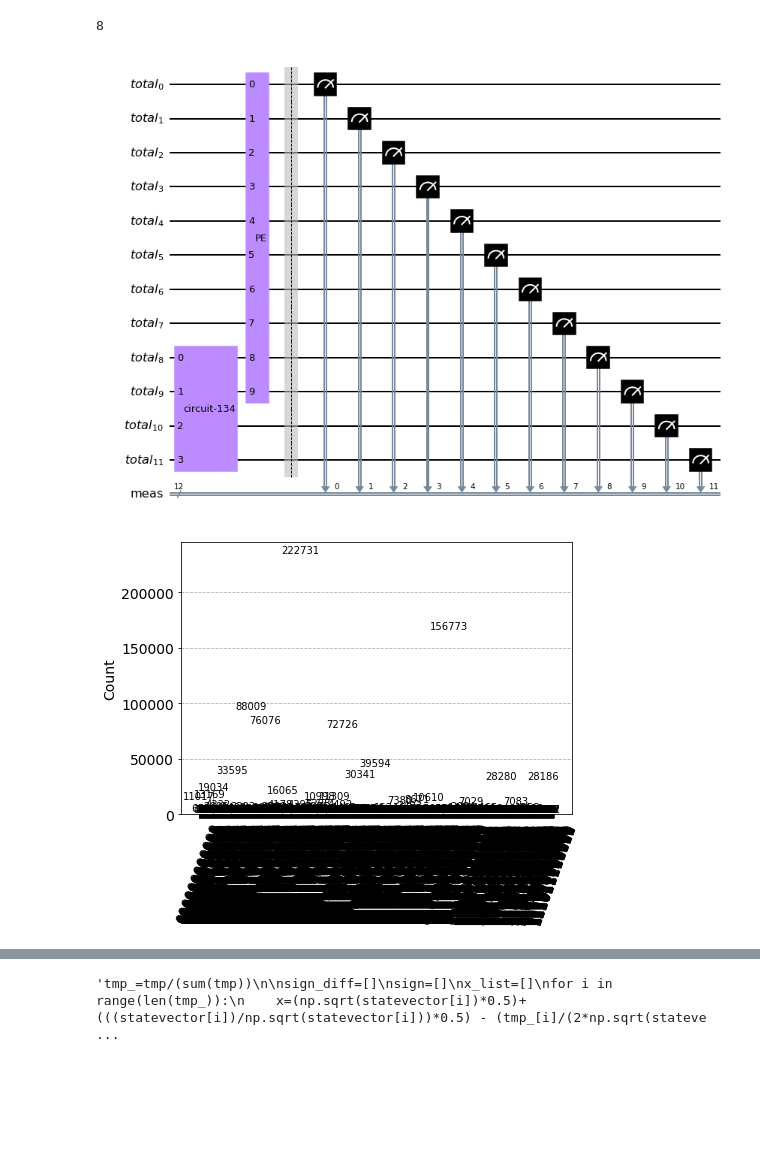
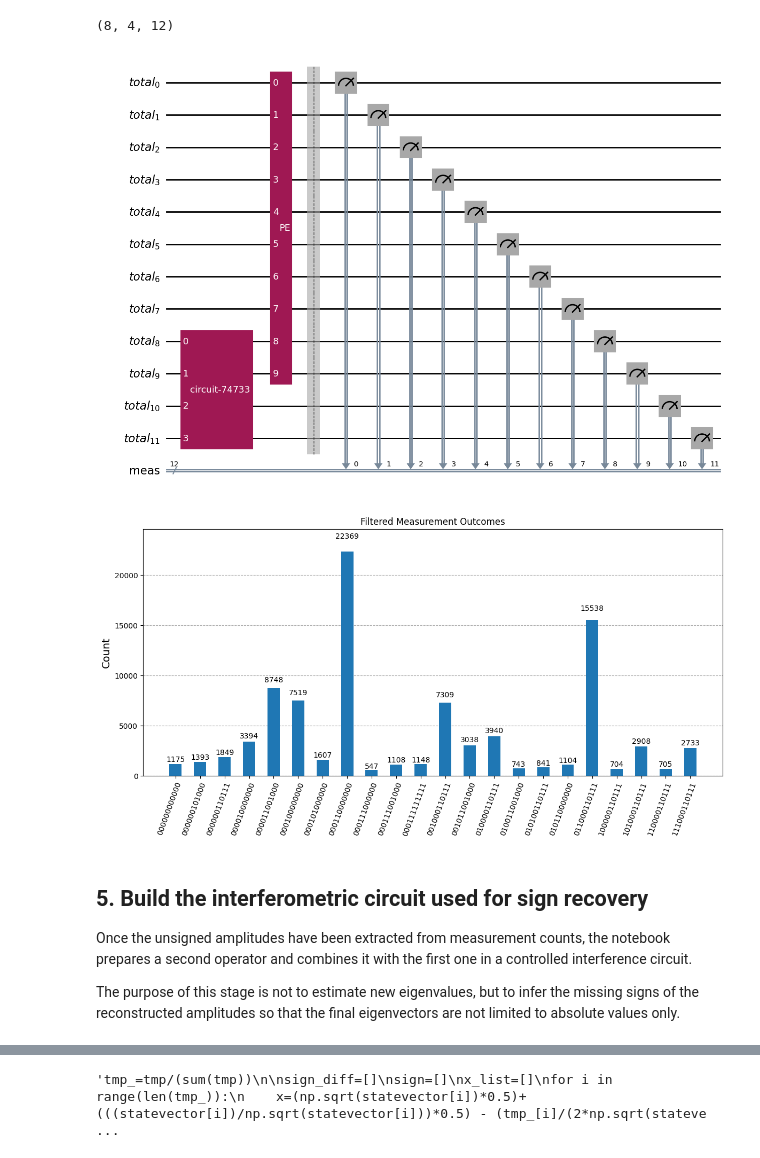
Before and after one commit to Eagle-quantum/QuPCA, a Jupyter notebook: notebooks/explorations/new_tomography.ipynb, the cells around one changed output, grey strips where cells are left out. Saved outputs shown, nothing was run; the diff lists cells and outputs as text; code cells hidden in the pictures; blank space fills up the shorter version.

```diff
--- a/notebooks/explorations/new_tomography.ipynb
+++ b/notebooks/explorations/new_tomography.ipynb
@@ -293,5 +251,6 @@ Operator([[ 0.90287426+0.22224173j, -0.03738183+0.06437523j,
 # %%
-#PE circuit
-pe = PhaseEstimation(resolution, u_circuit, name = "PE")
-pe.decompose().draw("mpl")
+# Phase-estimation circuit
+pe = PhaseEstimation(resolution, u_circuit, name="PE")
+phase_register_size = pe.qregs[0].size
+pe.decompose().draw("mpl", fold=-1)
 # %% [output]
@@ -301,16 +264,12 @@ pe.decompose().draw("mpl")
 # %%
-tot_qubit = resolution+len(example_matrix1)
+qram_register_size = matrix_circuit.num_qubits
+tot_qubit = phase_register_size + qram_register_size
 
-qr_total_sim = QuantumRegister(tot_qubit, 'total')
-# classical = ClassicalRegister(4, 'measure')
+qr_total_sim = QuantumRegister(tot_qubit, "total")
+total_circuit_sim = QuantumCircuit(qr_total_sim, name="matrix")
 
-total_circuit_sim = QuantumCircuit(qr_total_sim , name='matrix')
+total_circuit_sim.append(matrix_circuit.to_gate(), qr_total_sim[phase_register_size:])
+total_circuit_sim.append(pe.to_gate(), qr_total_sim[:pe.num_qubits])
 
-total_circuit_sim.append(matrix_circuit.to_gate(), qr_total_sim[resolution:])
-total_circuit_sim.append(pe.to_gate(), qr_total_sim[0:pe.num_qubits])
-# total_circuit.measure(qr_total[:2], classical[:])
-#total_circuit.swap(qr_total[0],qr_total[1])
-#total_circuit.measure_all()
-
-total_circuit_sim.decompose(reps=1).draw("mpl")
+total_circuit_sim.decompose(reps=1).draw("mpl", fold=-1)
 # %% [output]
@@ -332,29 +294,29 @@ sim_statevector=attach_bitstrings(statevector)
-# %%
-int(np.log2(len(sim_statevector))-4)
-# %% [output]
-8
+# %%
+phase_register_size, qram_register_size, tot_qubit
+# %% [output]
+(8, 4, 12)
 # %%
-tot_qubit = resolution+len(example_matrix1)
-#print(tot_qubit)
-qr_total = QuantumRegister(tot_qubit, 'total')
+qr_total = QuantumRegister(tot_qubit, "total")
 
-total_circuit = QuantumCircuit(qr_total, name='matrix')
+total_circuit = QuantumCircuit(qr_total, name="matrix")
 
-total_circuit.append(matrix_circuit.to_gate(), qr_total[resolution:])
-total_circuit.append(pe.to_gate(), qr_total[0:pe.num_qubits])
-#total_circuit.barrier()
+total_circuit.append(matrix_circuit.to_gate(), qr_total[phase_register_size:])
+total_circuit.append(pe.to_gate(), qr_total[:pe.num_qubits])
 total_circuit.measure_all()
 total_circuit.draw("mpl")
 # %% [output]
-[figure, old version]
+[figure, new version]
 # %%
-n_shots=1000000
+n_shots=100000
 backend_total = Aer.get_backend("qasm_simulator")
 job = backend_total.run(transpile(total_circuit, backend=backend_total), shots=n_shots)
 counts = job.result().get_counts()
-plot_histogram(counts)
+# plot_histogram(counts, figsize=(14, 6), title="Measurement Outcomes")
+# filter only bitstrings with more than 500 counts
+filtered_counts = {k: v for k, v in counts.items() if v > 500}
+plot_histogram(filtered_counts, figsize=(14, 6), title="Filtered Measurement Outcomes")
 # %% [output]
-[figure, old version]
+[figure, new version]
 # %%
 for i in counts:
     counts[i]/=n_shots
@@ -367,4 +329,10 @@ for i in counts:
 # %%
 #Create second operator tomography
 op_V = StatePreparation(np.sqrt(statevector),label='c_V').control()
+# %% [markdown]
+## 5. Build the interferometric circuit used for sign recovery
+
+Once the unsigned amplitudes have been extracted from measurement counts, the notebook prepares a second operator and combines it with the first one in a controlled interference circuit.
+
+The purpose of this stage is not to estimate new eigenvalues, but to infer the missing signs of the reconstructed amplitudes so that the final eigenvectors are not limited to absolute values only.
 # %%
```
Also changed, not shown: parts of 93 cells of this notebook, 1 other file.
